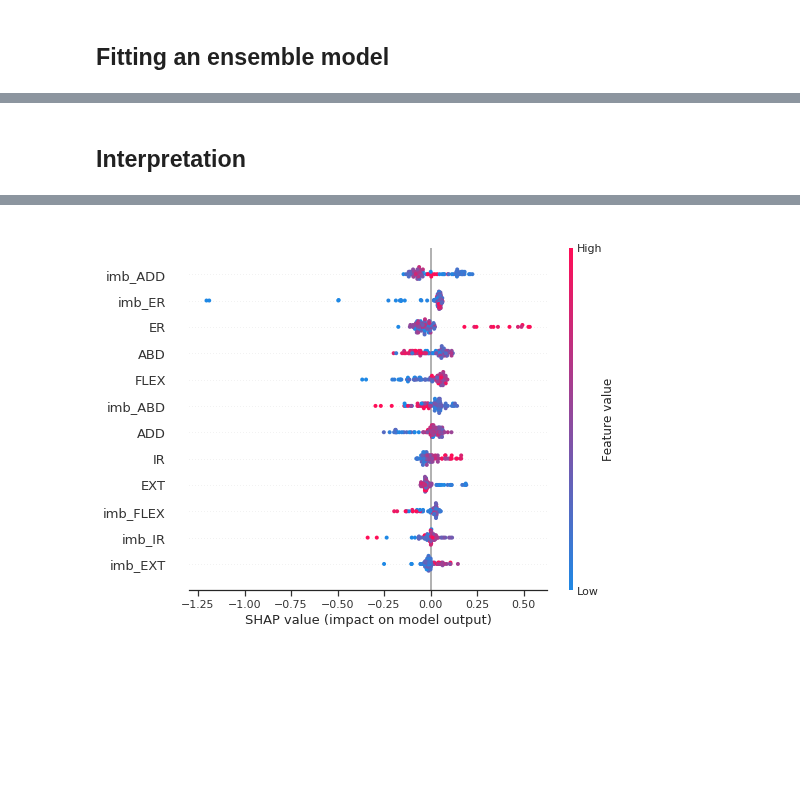
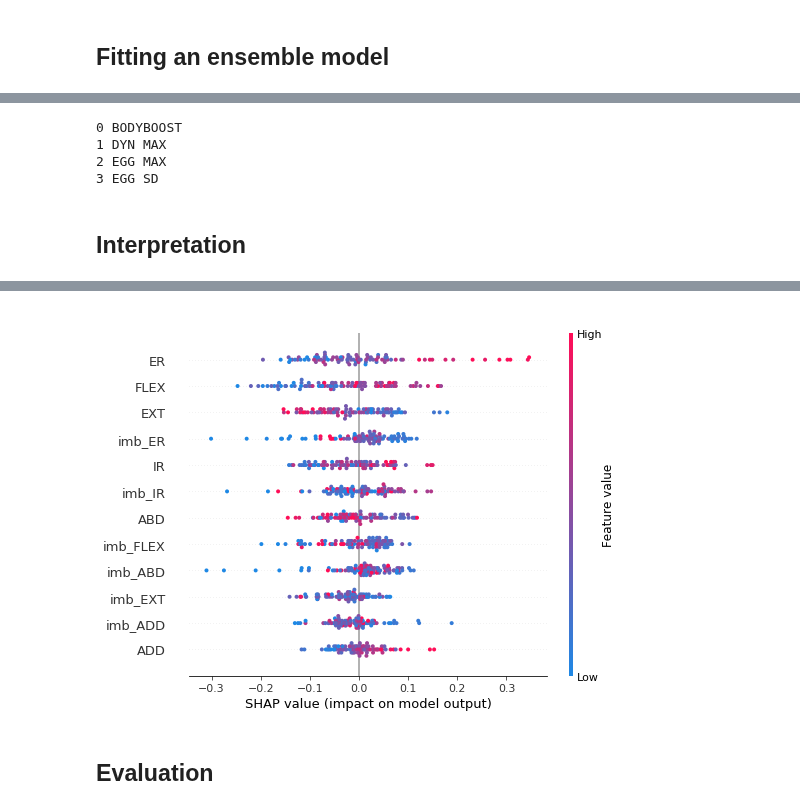
Before and after one commit to romainmartinez/synchro, a Jupyter notebook: synchro.ipynb, the cells around one changed output, grey strips where cells are left out. Drawn from its saved outputs; the diff is of its cells as text; code cells hidden in the pictures; blank space fills up the shorter version.

Commit message:
multiouput optimization

```diff
--- a/synchro.ipynb
+++ b/synchro.ipynb
@@ -244,0 +202,34 @@ def evaluate(y_test, y_pred):
+# %%
+from skopt import BayesSearchCV, dump, load
+
+class BayesSearch:
+    def __init__(self, model, search_spaces, n_iter, export_path):
+        self.export_path = export_path
+        self.bayes_cv_tuner = BayesSearchCV(
+            model,
+            search_spaces,
+            cv=5,
+            n_jobs=-1,
+            n_iter=n_iter,
+            verbose=0,
+            refit=True,
+
+            random_state=RANDOM_SEED)
+
+    def fit(self, X, y):
+        self.bayes_cv_tuner.fit(X, y, callback=self.print_status)
+        self.export_results()
+
+    def print_status(self, optim_results):
+        print(f"""
+Model #{len(opt.bayes_cv_tuner.cv_results_['params'])}
+Best: {self.bayes_cv_tuner.best_score_}
+Best params: {self.bayes_cv_tuner.best_params_}
+        """)
+
+    def export_results(self):
+        pd.DataFrame(self.bayes_cv_tuner.cv_results_).to_csv(
+            f'{self.export_path}_cv_results.csv')
+        pd.Series(self.bayes_cv_tuner.best_params_).to_json(
+            f'{self.export_path}_best_params.json')
+        dump(self.bayes_cv_tuner, f'{self.export_path}_bayes_search.pkl')
@@ -300,0 +315,9 @@ else:
+# %%
+opt_boosted = XGBRegressor(**{**params, **opt_params}, random_state=RANDOM_SEED)
+opt_boosted.fit(
+    X_train,
+    y_train[label],
+    eval_set=[(X_train, y_train[label]), (X_test, y_test[label])],
+    early_stopping_rounds=50,
+    eval_metric='rmse',
+    verbose=25)
@@ -301,12 +393,22 @@ else:
+# %%
+for itarget, itarget_name in enumerate(targets):
+    print(itarget, itarget_name)
+# %% [output]
+0 BODYBOOST
+1 DYN MAX
+2 EGG MAX
+3 EGG SD
 # %% [markdown]
 ## Interpretation
 # %%
 import shap
 shap.initjs()
 # explain the model's predictions using SHAP values
-explainer = shap.TreeExplainer(boosted)
+explainer = shap.TreeExplainer(opt_boosted)
 shap_values = explainer.shap_values(X_augmented)
 shap.summary_plot(shap_values, X_augmented)
 # %% [output]
 [interactive output not drawn]
-[figure, old version]
+[figure, new version]
+# %% [markdown]
+## Evaluation
```
Also changed, not shown: parts of 19 cells of this notebook, 16 other files.
